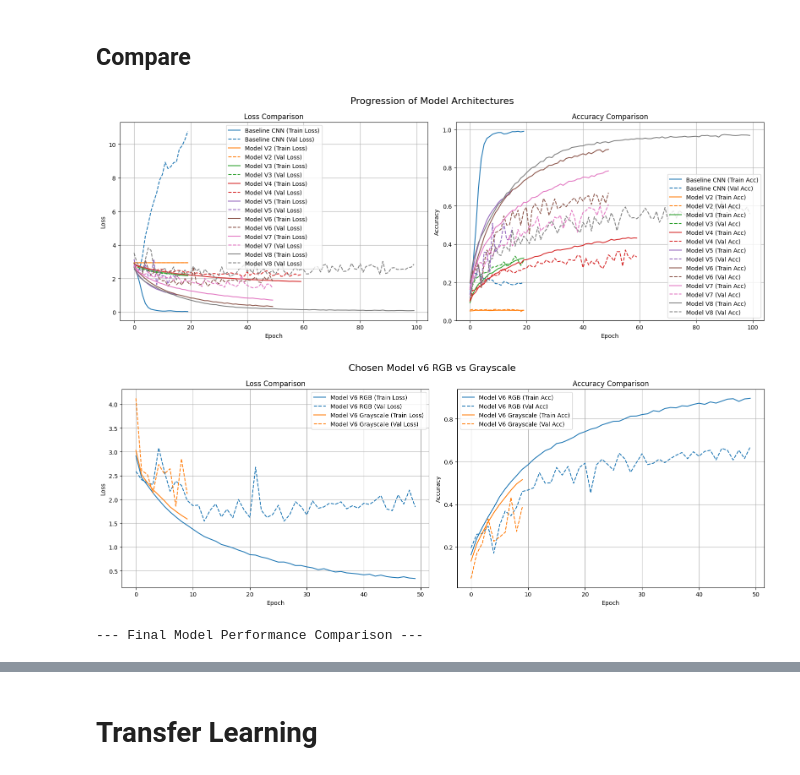
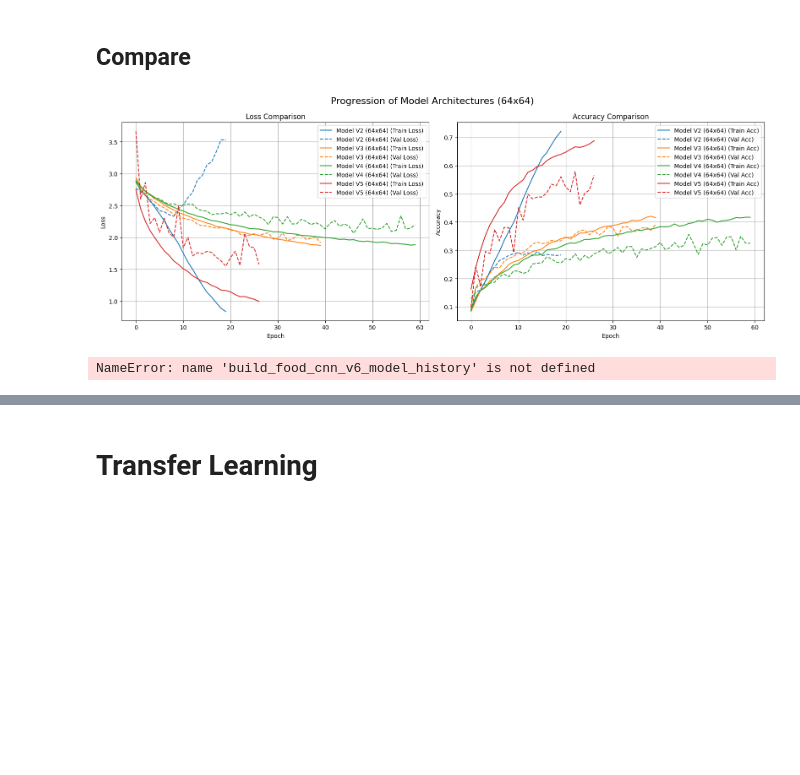
Before and after one commit to McDonaghMichael/MachineLearningNotebook, a Jupyter notebook: project/project.ipynb, the cells around one changed output, grey strips where cells are left out. Saved outputs shown, nothing was run; the diff lists cells and outputs as text; code cells hidden in the pictures; blank space fills up the shorter version.

```diff
--- a/project/project.ipynb
+++ b/project/project.ipynb
@@ -12,7 +12,7 @@ import pandas as pd
 
 STUDENT_SEED = 421944
 IMAGE_SIZE = (128, 128)
-IMAGE_SIZE_ALTERNATIVE = (244, 244)
+IMAGE_SIZE_ALTERNATIVE = (64, 64)
 BATCH_SIZE = 32
 NUM_CLASSES = 19
 
@@ -27,6 +27,7 @@ Requirement already satisfied: MarkupSafe>=2.0 in /home/michael/miniconda3/lib/p
 [PhysicalDevice(name='/physical_device:GPU:0', device_type='GPU')]
 # %%
 model_performance_tracker = {}
+model_histories = {}
 # %% [markdown]
 ## Helper Functions
 
@@ -379,7 +380,7 @@ model_performance_tracker["Baseline CNN"] = {
     "Total Time (s)": round(total_time, 2),
     "Time/Epoch (s)": round(total_time / EPOCHS, 2),
     "Epochs": EPOCHS,
-    "Image Size:" IMAGE_SIZE,
+    "Image Size": IMAGE_SIZE,
     "Final Train Acc": round(baseline_model_history.history['accuracy'][-1], 4),
     "Final Val Acc": round(baseline_model_history.history['val_accuracy'][-1], 4),
     "Final Train Loss": round(baseline_model_history.history['loss'][-1], 4),
@@ -416,11 +399,8 @@ plot_history(baseline_model_history, title='Baseline CNN')
 
 So as mentioned above, the model is struggling to generalise on unseen data from our validation set, instead is memorising training patterns and images. To help combat this, I will be increasing the block count from 2 - 3, adding dropout at 0.5 and increasing the convolution layers to 2 before downsampling, to hopefully allow to to extract more complex patterns.
 # %%
-# Just add this list and a loop at the top
 for current_size in [IMAGE_SIZE, IMAGE_SIZE_ALTERNATIVE]:
 
-    # 1. Pass current_size to your model build
-    # Note: Added layers.Resizing here to "force" the size as requested
     deeper_model = keras.Sequential([
         layers.Input(shape=(128, 128, 3)),
         layers.Resizing(current_size[0], current_size[1]),
@@ -451,7 +431,9 @@ for current_size in [IMAGE_SIZE, IMAGE_SIZE_ALTERNATIVE]:
     )
 
     start_time = time.time()
+
     EPOCHS = 20
+
     deeper_model_history = deeper_model.fit(
         train_ds,
         validation_data=val_ds,
@@ -462,14 +444,16 @@ for current_size in [IMAGE_SIZE, IMAGE_SIZE_ALTERNATIVE]:
     end_time = time.time()
     total_time = end_time - start_time
 
-    # Use the current_size in the dictionary key to keep them separate
     tracker_key = f"Model V2 ({current_size[0]}x{current_size[1]})"
 
+    history_key = f"V2_{current_size[0]}x{current_size[1]}"
+    model_histories[history_key] = deeper_model_history
+
     model_performance_tracker[tracker_key] = {
-        "Image Size": current_size, # This stores the size used
         "Total Time (s)": round(total_time, 2),
         "Time/Epoch (s)": round(total_time / EPOCHS, 2),
         "Epochs": EPOCHS,
+        "Image Size": current_size,
         "Final Train Acc": round(deeper_model_history.history['accuracy'][-1], 4),
         "Final Val Acc": round(deeper_model_history.history['val_accuracy'][-1], 4),
         "Final Train Loss": round(deeper_model_history.history['loss'][-1], 4),
@@ -1270,45 +1211,48 @@ KeyboardInterrupt:
 # %% [markdown]
 ## Compare
 # %%
-my_models = {
-    'Baseline CNN': baseline_model_history,
-    "Model V2": deeper_model_history,
-    'Model V3': cnn_deeper_net_model_history,
-    'Model V4': food_cnn_stable_model_history,
-    'Model V5': build_food_cnn_v5_model_history,
-    'Model V6': build_food_cnn_v6_model_history,
-    'Model V7': build_food_cnn_v7_model_history,
-    'Model V8': build_food_cnn_v8_model_history,
+# Create the dictionary by fetching the 64x64 versions from your storage
+my_models_64 = {
+    "Model V2 (64x64)": model_histories.get("V2_64x64"),
+    "Model V3 (64x64)": model_histories.get("V3_64x64"),
+    "Model V4 (64x64)": model_histories.get("V4_64x64"),
+    "Model V5 (64x64)": model_histories.get("V5_64x64"),
+    "Model V6 (64x64)": model_histories.get("V6_64x64"),
+    "Model V7 (64x64)": model_histories.get("V7_64x64"),
+    "Model V8 (64x64)": model_histories.get("V8_64x64"),
 }
 
-plot_model_comparison(my_models, title='Progression of Model Architectures')
+# Remove any None values in case a model didn't finish training
+my_models_64 = {k: v for k, v in my_models_64.items() if v is not None}
+
+# Run the plot
+plot_model_comparison(my_models_64, title='Progression of Model Architectures (64x64)')
 
 my_models_grayscale = {
-    'Model V6 RGB': build_food_cnn_v6_model_history,
+    'Model V6 RGB': model_histories.get("V6_64x64"),
     'Model V6 Grayscale': build_food_cnn_v6_grayscale_model_history,
 }
 
 plot_model_comparison(my_models_grayscale, title='Chosen Model v6 RGB vs Grayscale')
 
 results_df = pd.DataFrame.from_dict(model_performance_tracker, orient='index')
 
 # 2. Safety check: Only proceed if the DataFrame actually has data
 if not results_df.empty:
     # 3. Calculate the improvement percentage relative to the first row (Baseline)
     # This creates a new column showing how much better each model is than the start
     baseline_acc = results_df.iloc[0]['Final Val Acc']
     results_df['Improvement (%)'] = (results_df['Final Val Acc'] - baseline_acc) * 100
 
     # 4. Round everything to 4 decimal places for a professional look
     results_df = results_df.round(4)
 
     # 5. Display the final table (Plain and clean, no .style needed)
     print("--- Final Model Performance Comparison ---")
     display(results_df)
 else:
     print("Error: No data found in 'model_performance_tracker'.")
     print("Please ensure you've run the cells that save your model stats!")
 # %% [output]
-[figure, old version]
+[figure, new version]
-[figure, removed]
---- Final Model Performance Comparison ---
+NameError: name 'build_food_cnn_v6_model_history' is not defined
```
Also changed, not shown: parts of 17 cells of this notebook.
